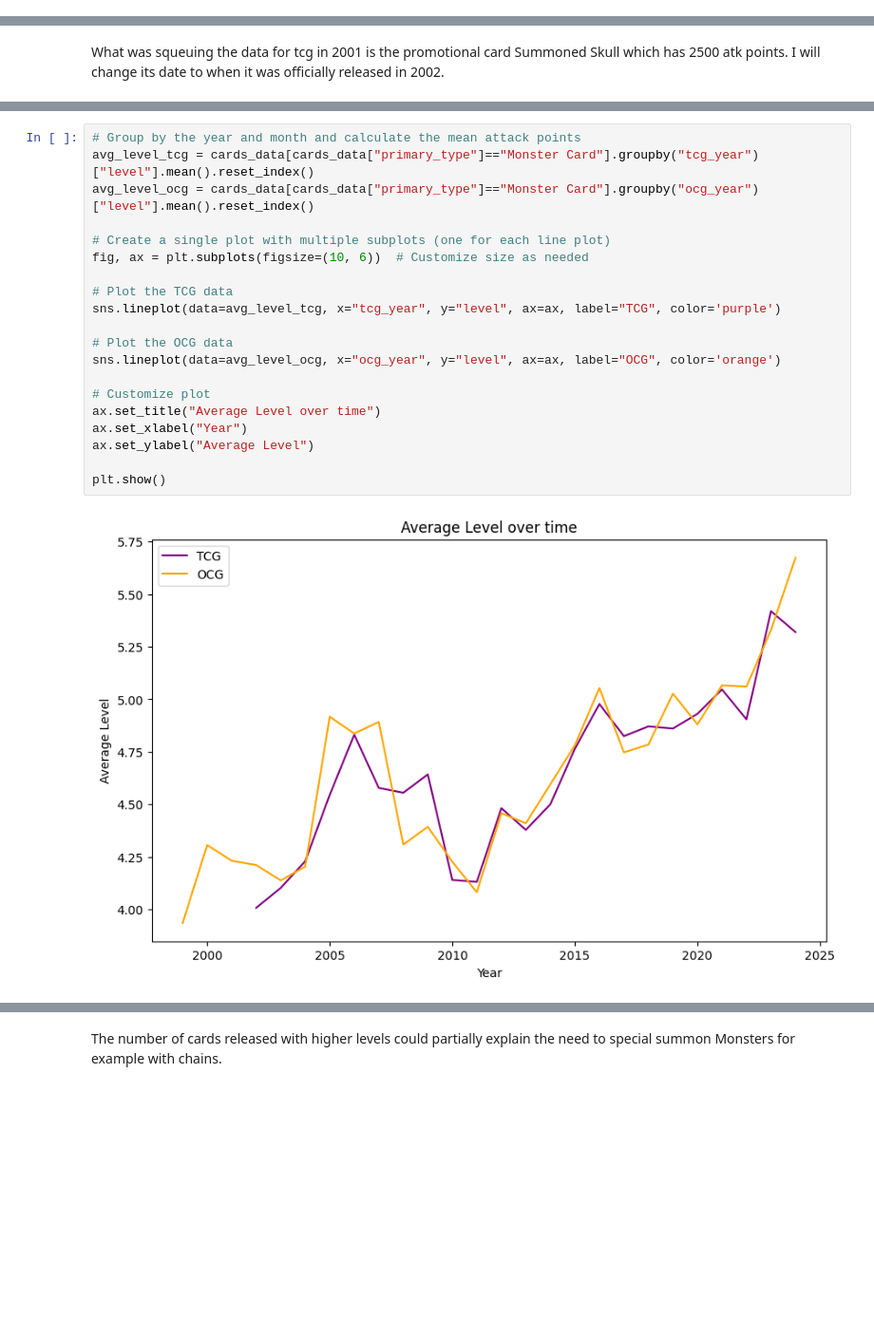
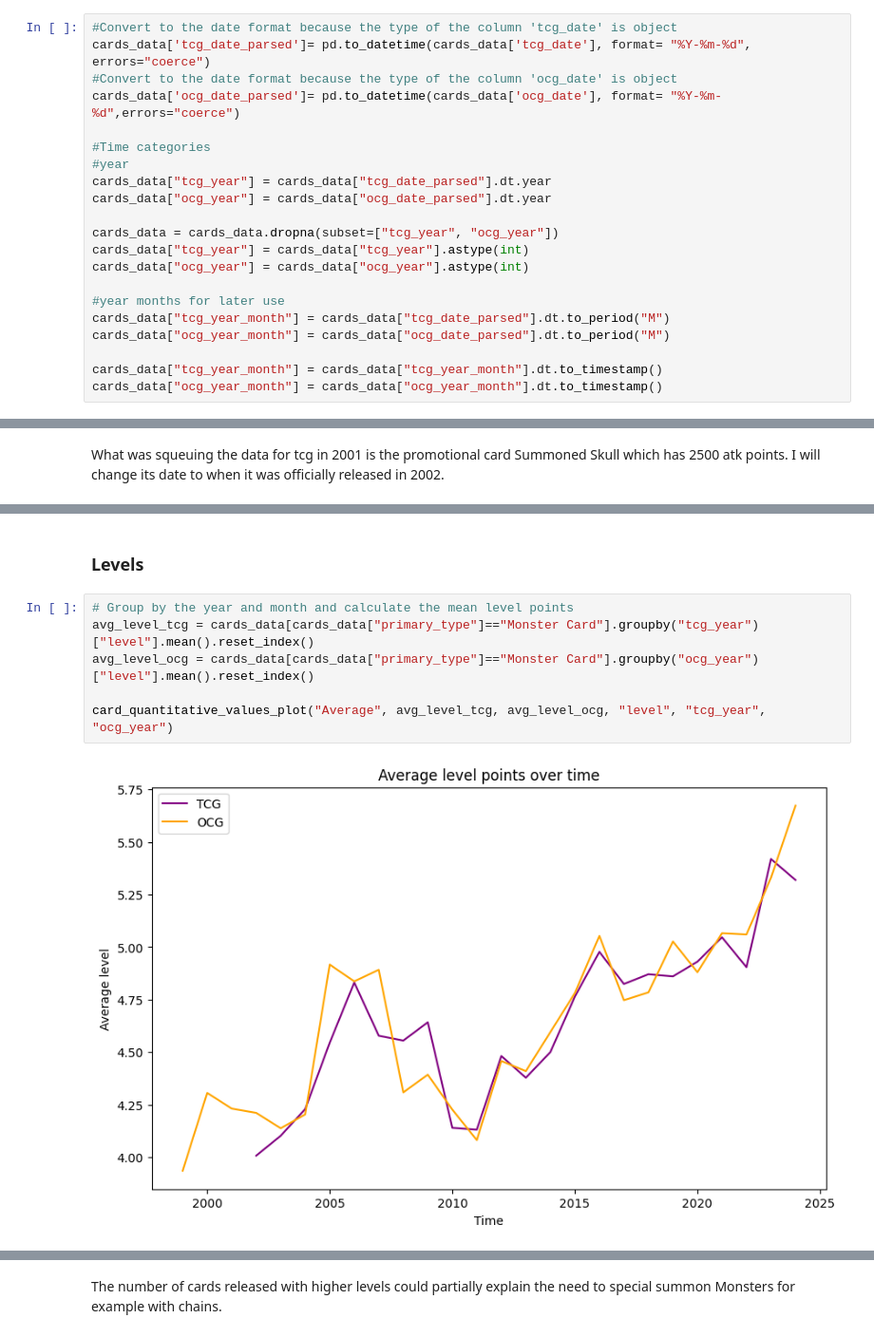
Before and after one commit to HanaeBonnafoux/yugioh, a Jupyter notebook: yu-gi-oh-s-evolution-through-the-cards.ipynb, the cells around one changed output, grey strips where cells are left out. Shown at 95% size. Cells and saved outputs as stored; diff of their text form; blank space fills up the shorter version.

```diff
--- a/yu-gi-oh-s-evolution-through-the-cards.ipynb
+++ b/yu-gi-oh-s-evolution-through-the-cards.ipynb
@@ -127,0 +105,21 @@ In competitive spheres the rules and availability of the cards are different dep
+# %%
+#Convert to the date format because the type of the column 'tcg_date' is object
+cards_data['tcg_date_parsed']= pd.to_datetime(cards_data['tcg_date'], format= "%Y-%m-%d", errors="coerce")
+#Convert to the date format because the type of the column 'ocg_date' is object
+cards_data['ocg_date_parsed']= pd.to_datetime(cards_data['ocg_date'], format= "%Y-%m-%d",errors="coerce")
+
+#Time categories
+#year
+cards_data["tcg_year"] = cards_data["tcg_date_parsed"].dt.year
+cards_data["ocg_year"] = cards_data["ocg_date_parsed"].dt.year
+
+cards_data = cards_data.dropna(subset=["tcg_year", "ocg_year"])
+cards_data["tcg_year"] = cards_data["tcg_year"].astype(int)
+cards_data["ocg_year"] = cards_data["ocg_year"].astype(int)
+
+#year months for later use
+cards_data["tcg_year_month"] = cards_data["tcg_date_parsed"].dt.to_period("M")
+cards_data["ocg_year_month"] = cards_data["ocg_date_parsed"].dt.to_period("M")
+
+cards_data["tcg_year_month"] = cards_data["tcg_year_month"].dt.to_timestamp()
+cards_data["ocg_year_month"] = cards_data["ocg_year_month"].dt.to_timestamp()
@@ -405,22 +439,10 @@ plt.show()
+# %% [markdown]
+### Levels
 # %%
-# Group by the year and month and calculate the mean attack points
+# Group by the year and month and calculate the mean level points
 avg_level_tcg = cards_data[cards_data["primary_type"]=="Monster Card"].groupby("tcg_year")["level"].mean().reset_index()
 avg_level_ocg = cards_data[cards_data["primary_type"]=="Monster Card"].groupby("ocg_year")["level"].mean().reset_index()
 
-# Create a single plot with multiple subplots (one for each line plot)
-fig, ax = plt.subplots(figsize=(10, 6))  # Customize size as needed
-
-# Plot the TCG data
-sns.lineplot(data=avg_level_tcg, x="tcg_year", y="level", ax=ax, label="TCG", color='purple')
-
-# Plot the OCG data
-sns.lineplot(data=avg_level_ocg, x="ocg_year", y="level", ax=ax, label="OCG", color='orange')
-
-# Customize plot
-ax.set_title("Average Level over time")
-ax.set_xlabel("Year")
-ax.set_ylabel("Average Level")
-
-plt.show()
+card_quantitative_values_plot("Average", avg_level_tcg, avg_level_ocg, "level", "tcg_year", "ocg_year")
 # %% [output]
-[figure, old version]
+[figure, new version]
```
Also changed, not shown: parts of 25 cells of this notebook.
